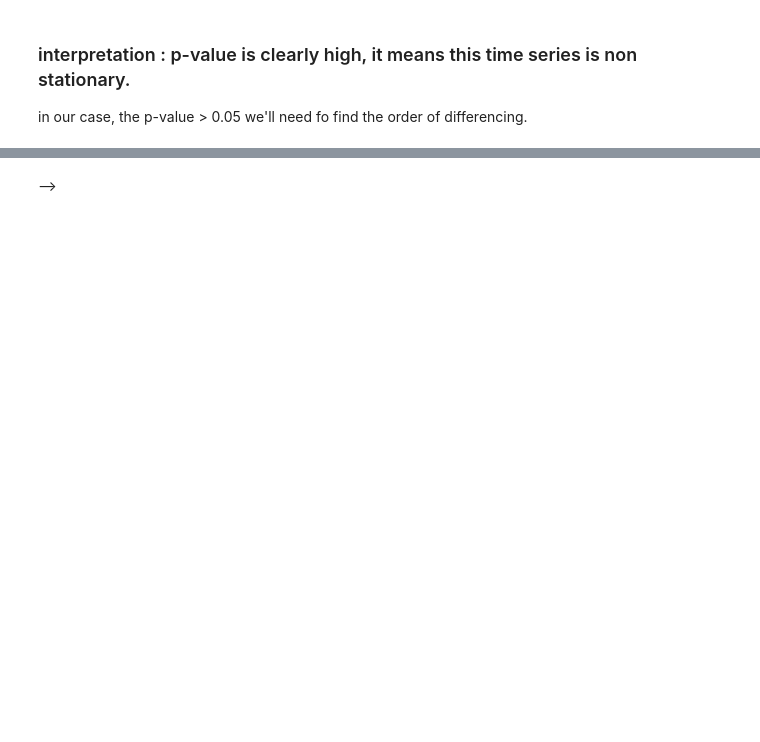
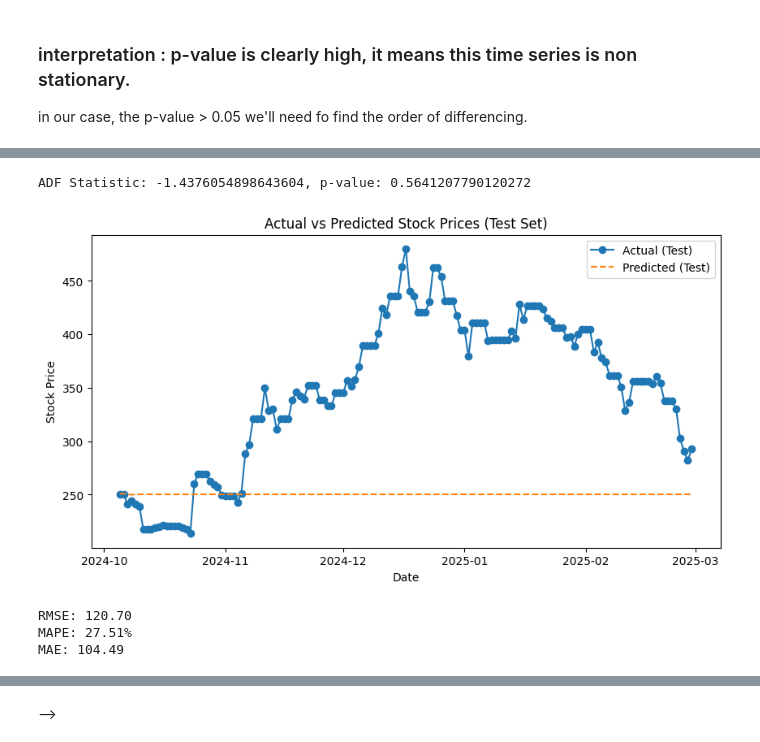
Before and after one commit to Yejin-Hwang/Analysis-of-Financial-Time-Series, a Jupyter notebook: 05_ARIMA_0106_yejin.ipynb, the cells around one changed output, grey strips where cells are left out. Saved outputs shown, nothing was run; the diff lists cells and outputs as text; code cells hidden in the pictures; blank space fills up the shorter version.

```diff
--- a/05_ARIMA_0106_yejin.ipynb
+++ b/05_ARIMA_0106_yejin.ipynb
@@ -269,0 +170,67 @@ plt.legend(["Actual","Forecast"])
+# %%
+import numpy as np
+import pandas as pd
+import matplotlib.pyplot as plt
+import yfinance as yf
+from statsmodels.tsa.arima.model import ARIMA
+from statsmodels.tsa.stattools import adfuller
+
+# Load TSLA price data
+ticker = "TSLA"
+prices = yf.Ticker(ticker).history(period="2y").Close
+
+# Ensure datetime format and fill missing values
+prices.index = pd.to_datetime(prices.index)
+prices = prices.asfreq('D').ffill()
+
+# ADF test to check stationarity
+adf_result = adfuller(prices.dropna())
+print(f"ADF Statistic: {adf_result[0]}, p-value: {adf_result[1]}")
+
+# Apply differencing if needed
+if adf_result[1] > 0.05:
+    prices_diff = prices.diff().dropna()
+else:
+    prices_diff = prices
+
+# Train/test split
+train_size = int(len(prices) * 0.8)
+train, test = prices[:train_size], prices[train_size:]
+
+# Manually set ARIMA order (p, d, q)
+model_order = (5,1,0)  # Manually chosen
+
+# Train the ARIMA model
+model = ARIMA(train, order=model_order)
+fitted = model.fit()
+
+# Generate predictions
+predictions = fitted.forecast(steps=len(test))
+predictions = pd.Series(predictions, index=test.index)
+
+# Plot actual vs predicted values
+plt.figure(figsize=(10, 5))
+plt.plot(test.index, test, label="Actual (Test)", marker="o")
+plt.plot(predictions.index, predictions, label="Predicted (Test)", linestyle="dashed")
+plt.title("Actual vs Predicted Stock Prices (Test Set)")
+plt.xlabel("Date")
+plt.ylabel("Stock Price")
+plt.legend()
+plt.show()
+
+# Compute evaluation metrics
+errors = predictions - test
+rmse = np.sqrt(np.mean(np.square(errors)))
+mape = np.mean(np.abs(errors / test)) * 100
+mae = np.mean(np.abs(errors))
+
+# Print evaluation metrics
+print(f"RMSE: {rmse:.2f}")
+print(f"MAPE: {mape:.2f}%")
+print(f"MAE: {mae:.2f}")
+# %% [output]
+ADF Statistic: -1.4376054898643604, p-value: 0.5641207790120272
+[figure, added]
+RMSE: 120.70
+MAPE: 27.51%
+MAE: 104.49
```
Also changed, not shown: parts of 33 cells of this notebook, 4 other files.
